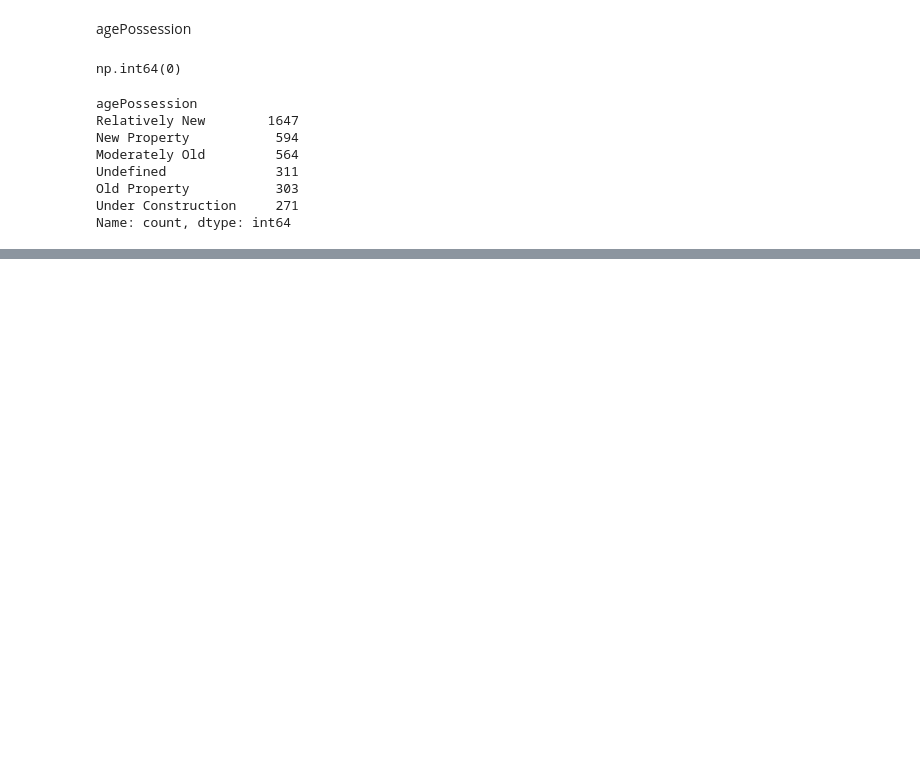
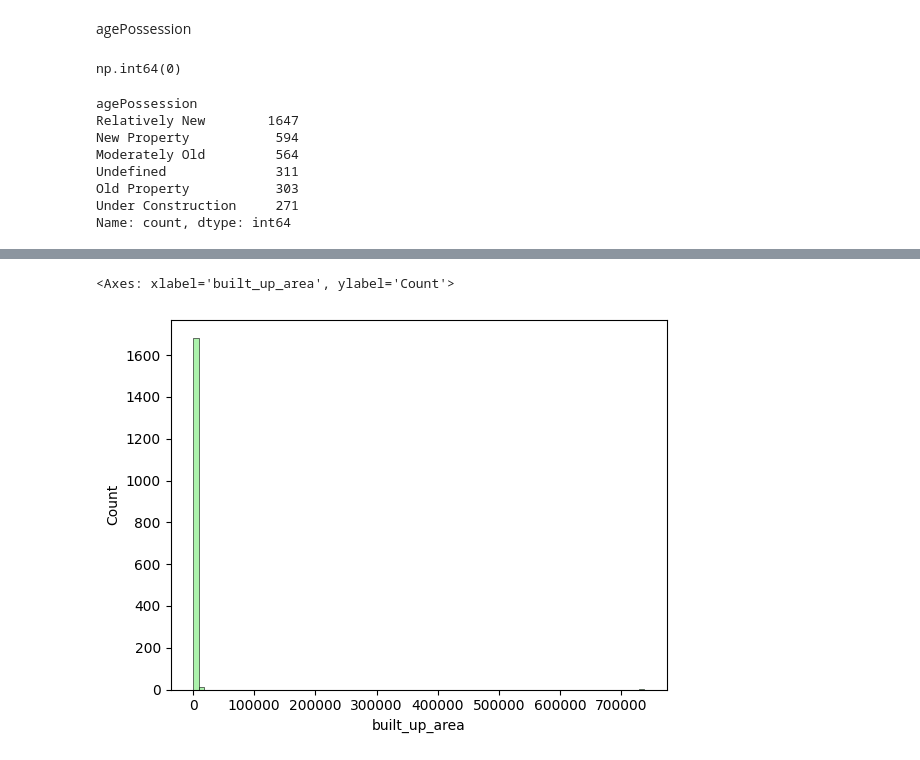
Before and after one commit to garvit1408/NestWise-, a Jupyter notebook: 4 - EDA/eda-univariate-analysis.ipynb, the cells around one changed output, grey strips where cells are left out. Drawn from its saved outputs; the diff is of its cells as text; code cells hidden in the pictures; blank space fills up the shorter version.

```diff
--- a/4 - EDA/eda-univariate-analysis.ipynb
+++ b/4 - EDA/eda-univariate-analysis.ipynb
@@ -562,0 +652,5 @@ df.head()
+# %%
+sns.histplot(df['built_up_area'].dropna(),color='lightgreen')
+# %% [output]
+<Axes: xlabel='built_up_area', ylabel='Count'>
+[figure, added]
```
Also changed, not shown: parts of 22 cells of this notebook.
